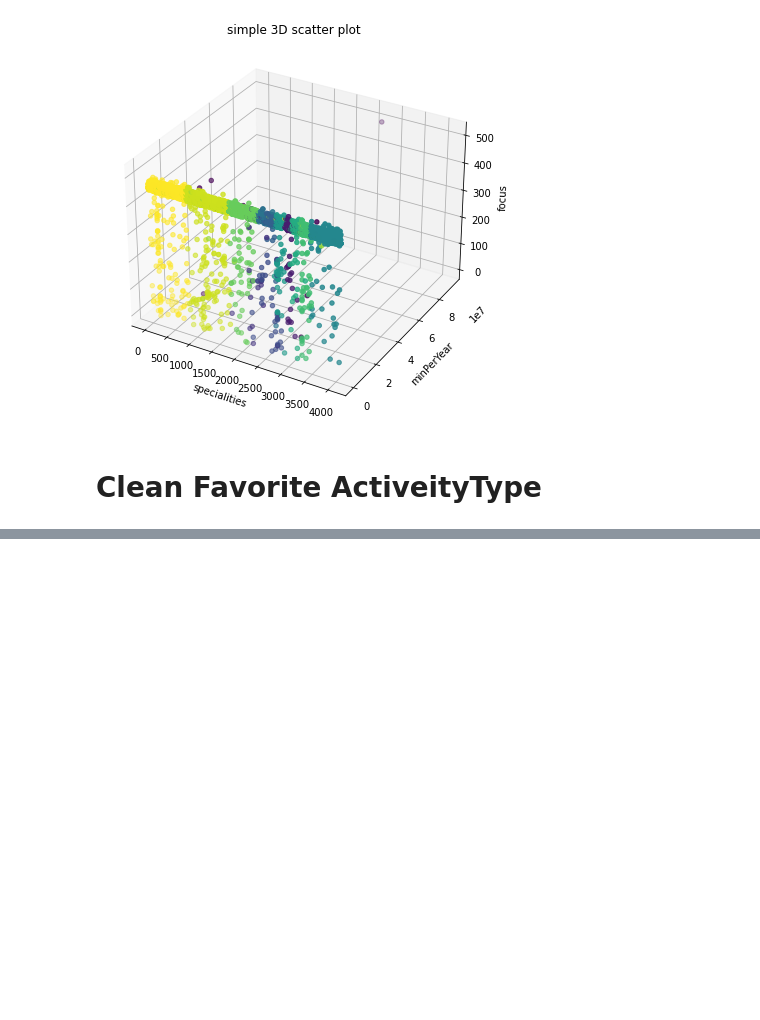
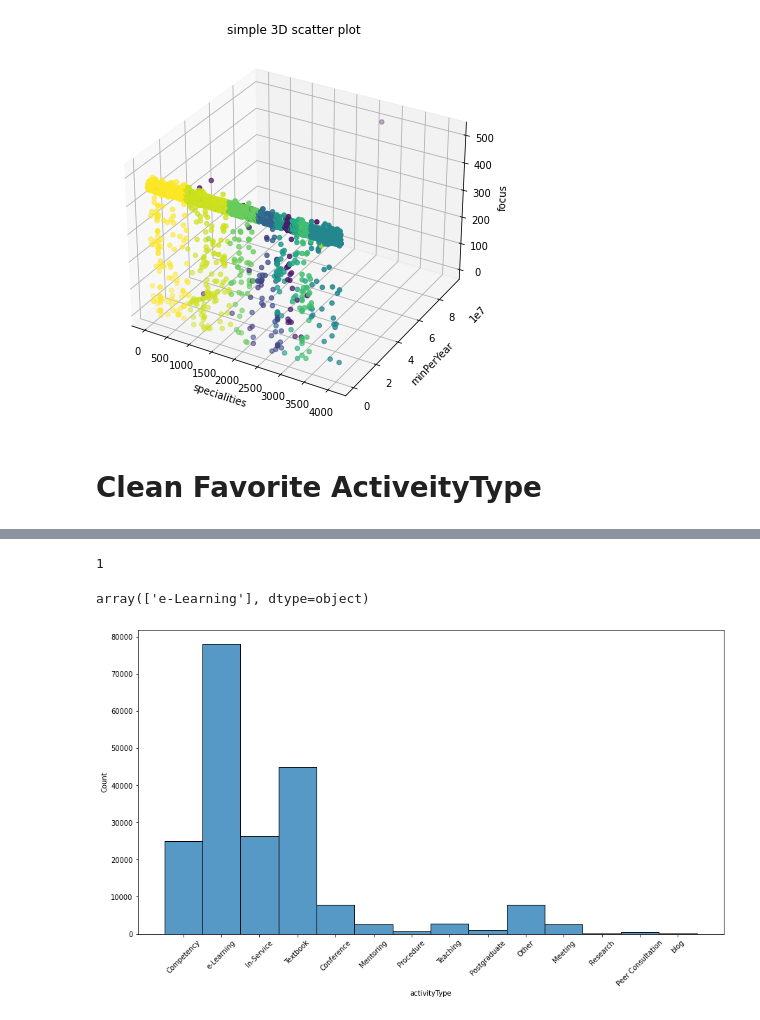
Before and after one commit to BenQuartermaine/customerclustering, a Jupyter notebook: notebooks/ran.ipynb, the cells around one changed output, grey strips where cells are left out. Saved outputs shown, nothing was run; the diff lists cells and outputs as text; code cells hidden in the pictures; blank space fills up the shorter version.

```diff
--- a/notebooks/ran.ipynb
+++ b/notebooks/ran.ipynb
@@ -666,3 +761,15 @@ Name: favActivityType, dtype: object
+# %%
+len(mode)
+# %% [output]
+1
 # %%
+# exploring the distribution of activityType
+import matplotlib.pyplot as plt
 import seaborn as sns
-#sns.histplot(df['favActivityType'],kde=True)
+df_act=df_act_copy
+plt.figure(figsize = (15,8))
+ax =sns.histplot(df_act['activityType'])
+plt.xticks(rotation=45)
+# %% [output]
+array(['e-Learning'], dtype=object)
+[figure, added]
```
Also changed, not shown: parts of 12 cells of this notebook, 1 other file.
